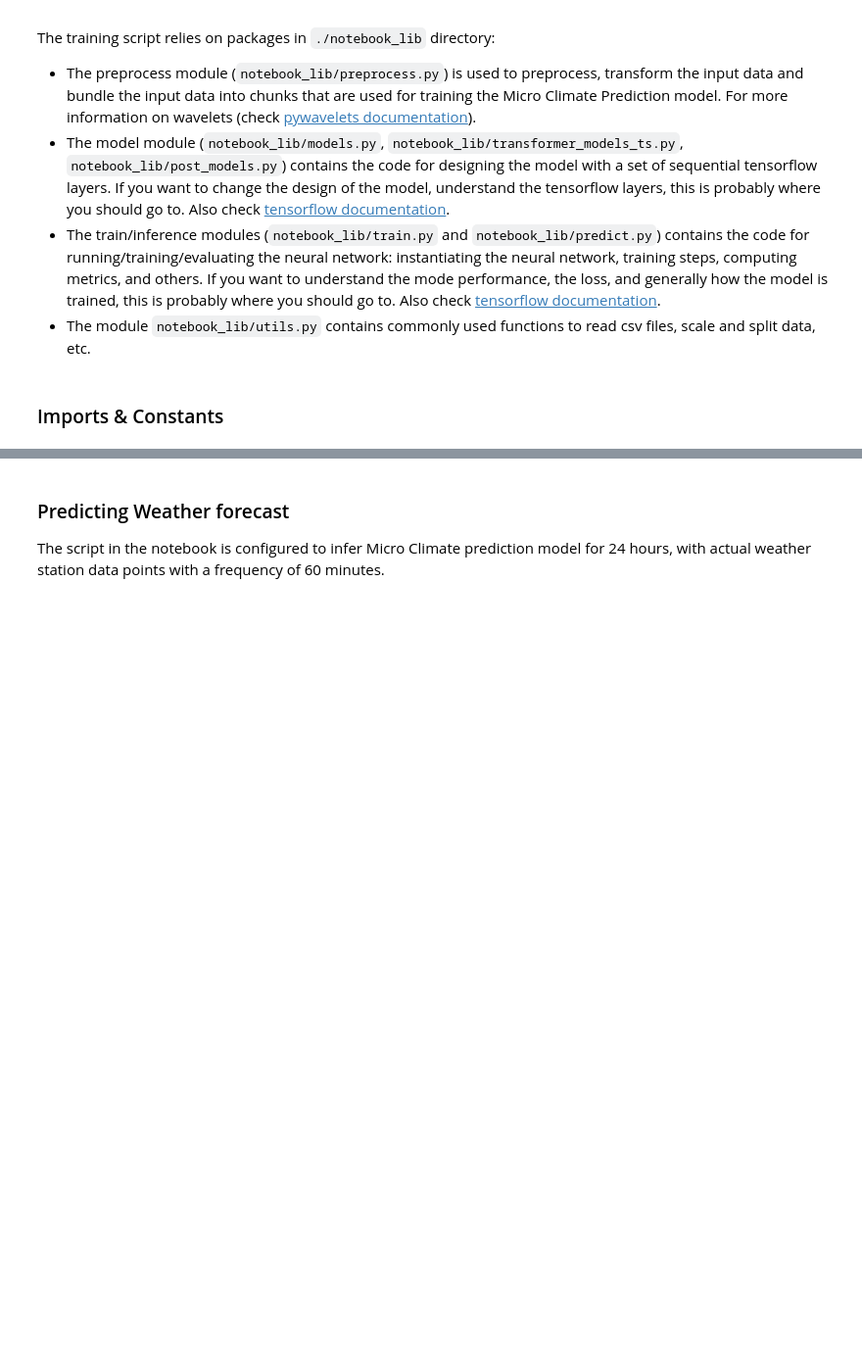
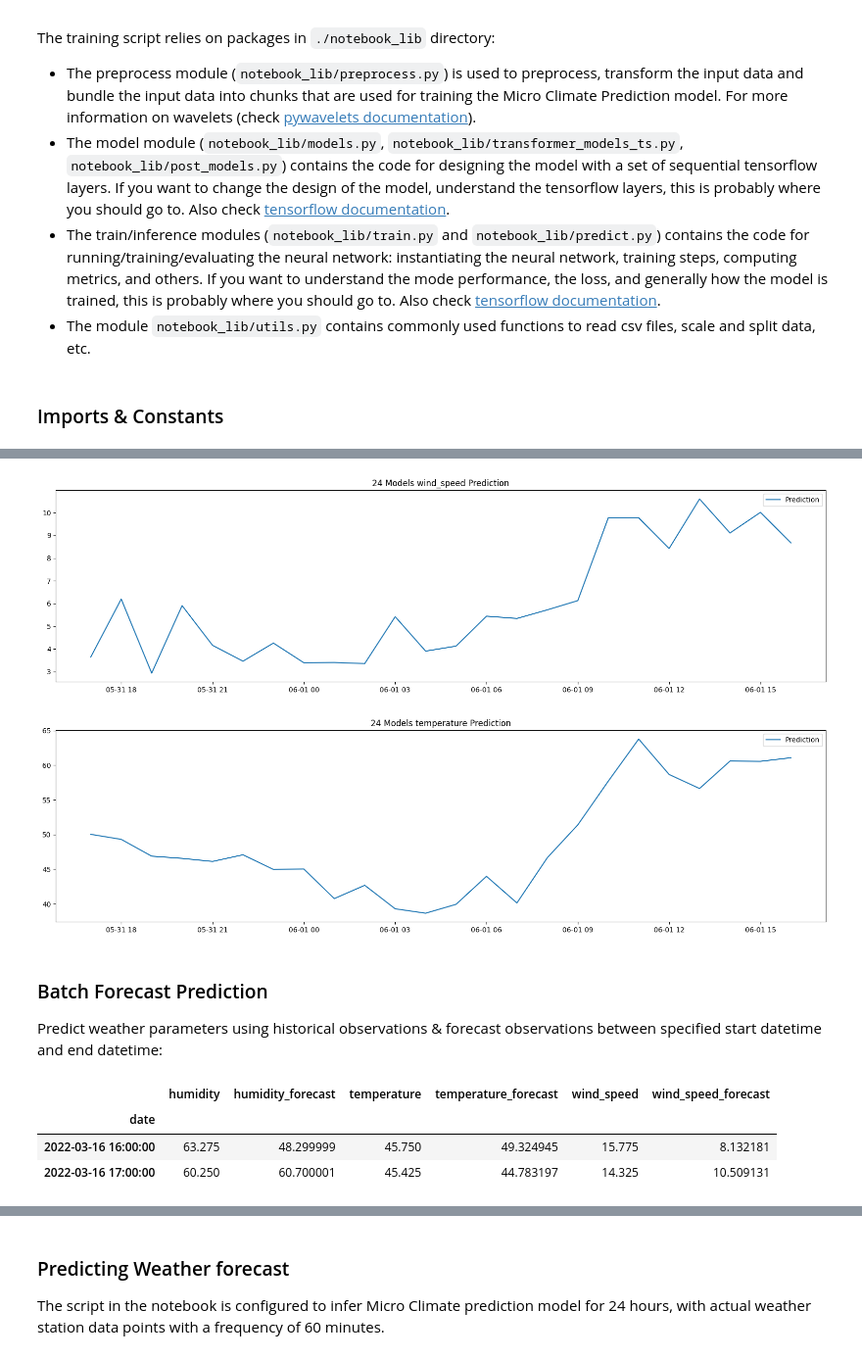
Before and after one commit to microsoft/farmvibes-ai, a Jupyter notebook: notebooks/deepmc/mc_forecast.ipynb, the cells around one changed output, grey strips where cells are left out. Shown at 98% size. Cells and saved outputs as stored; diff of their text form; code cells hidden in the pictures; blank space fills up the shorter version.

```diff
--- a/notebooks/deepmc/mc_forecast.ipynb
+++ b/notebooks/deepmc/mc_forecast.ipynb
@@ -239,0 +401,25 @@ WARNING:absl:<notebook_lib.transformer_models_ts.MultiHeadAttention object at 0x
+# %%
+# Temperature
+# convert kelvin to celsius
+p_forecast_dataset["temperature_forecast"] = p_forecast_dataset["temperature_forecast"]-273.15
+
+# convert celsius to Fahrenheit
+p_forecast_dataset["temperature_forecast"] = p_forecast_dataset["temperature_forecast"].apply(lambda x: (x * 9/5) + 32)
+# %%
+# wind_speed
+# multiplying with 2.23 to convert wind speed from m/sec to mph
+p_forecast_dataset["wind_speed_forecast"] = p_forecast_dataset.apply(lambda x: np.sqrt(np.square(x["u-component_forecast"]) +
+                                    np.square(x["v-component_forecast"]))*2.23, axis=1)
+
+p_forecast_dataset.drop(columns=["u-component_forecast", "v-component_forecast"], inplace=True)
+# %%
+input_df = utils.clean_relevant_data(
+                    actual_df=p_historical_dataset.copy(),
+                    forecast_df= p_forecast_dataset.copy(),
+                    out_variables= RELEVANT_FEATURES,
+                    freq_hours=frequency_hour,
+                    num_of_indices=number_of_hours
+                )
+
+base_data_df = input_df[RELEVANT_FEATURES]
+base_data_df.head(2)
@@ -239,0 +431,4 @@ WARNING:absl:<notebook_lib.transformer_models_ts.MultiHeadAttention object at 0x
+# %%
+predict_start_datetime = base_data_df.index[-1]
+df_output_merge = pd.DataFrame(columns=base_data_df.columns)
+df_out = weather_forecast.inference(base_data_df.copy(), start_datetime=predict_start_datetime)
@@ -239,0 +453,31 @@ WARNING:absl:<notebook_lib.transformer_models_ts.MultiHeadAttention object at 0x
+# %%
+for predict in OUT_FEATURES:
+    plt.figure(figsize=(20, 5))
+    plt.plot(df_out["date"].values, df_out[predict].values)
+    plt.title(f"24 Models {predict} Prediction")
+    plt.legend(["Prediction"])
+# %% [output]
+[figure, added]
+[figure, added]
+# %% [markdown]
+### Batch Forecast Prediction
+Predict weather parameters using historical observations & forecast observations between specified start datetime and end datetime:
+# %%
+predict_file_path = f"./data/{STATION_NAME}/training.csv"
+p_historical_dataset = utils.get_csv_data(path=predict_file_path)
+p_historical_dataset = p_historical_dataset[HISTORICAL_MODEL_TRAIN_FEATURES]
+p_historical_dataset.head(5)
+
+input_df = utils.clean_relevant_data(
+                    p_historical_dataset.copy(),
+                    p_forecast_dataset.copy(),
+                    RELEVANT_FEATURES,
+                    freq_hours=frequency_hour,
+                    num_of_indices=number_of_hours)
+base_data_df = input_df[RELEVANT_FEATURES]
+base_data_df.head(2)
+# %% [output]
+|  | humidity | humidity_forecast | temperature | temperature_forecast | wind_speed | wind_speed_forecast |
+| date |  |  |  |  |  |  |
+| 2022-03-16 16:00:00 | 63.275 | 48.299999 | 45.750 | 49.324945 | 15.775 | 8.132181 |
+| 2022-03-16 17:00:00 | 60.250 | 60.700001 | 45.425 | 44.783197 | 14.325 | 10.509131 |
```
Also changed, not shown: parts of 67 cells of this notebook, 44 other files.
